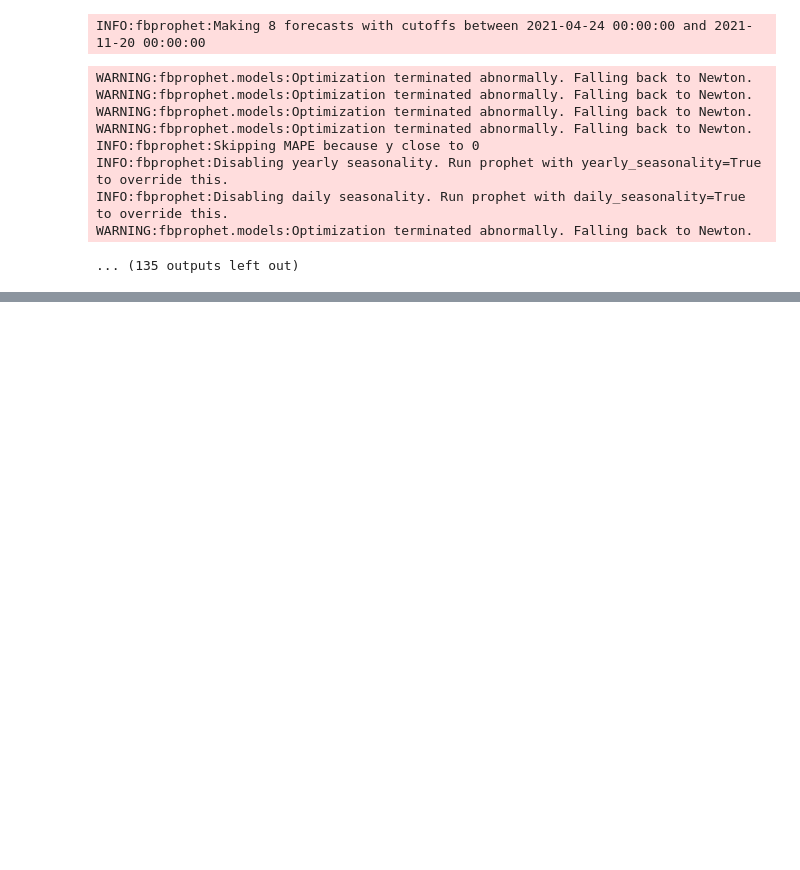
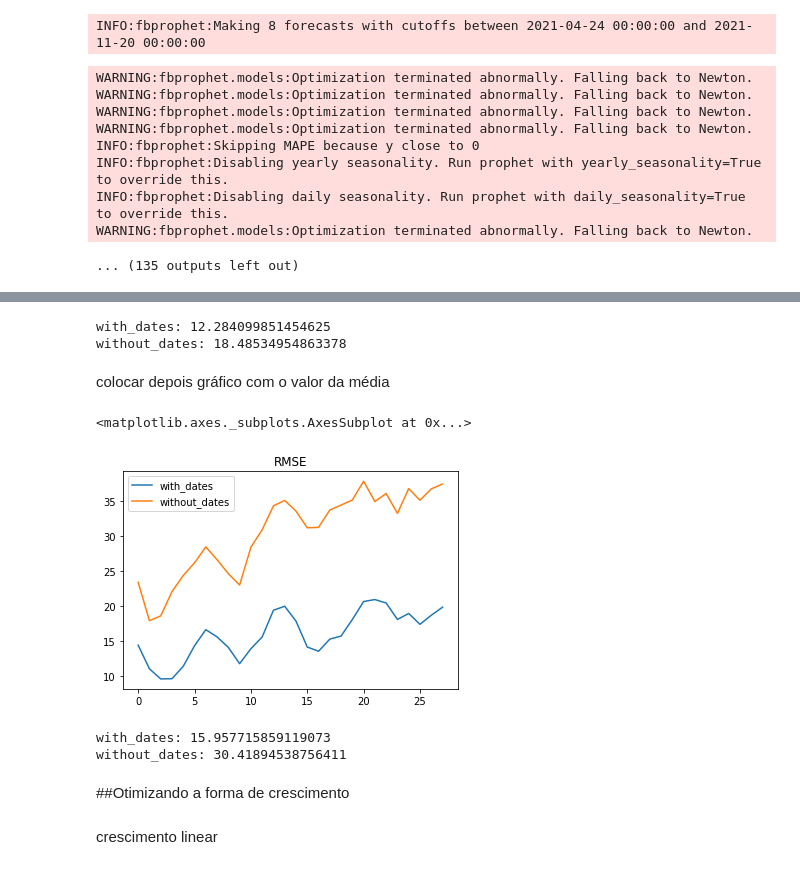
Before and after one commit to rodrigodemend/Previsao_Covid, a Jupyter notebook: Notebooks/Importação_e_Limpeza_dos_dados_de_Covid_19.ipynb, the cells around one changed output, grey strips where cells are left out. Saved outputs shown, nothing was run; the diff lists cells and outputs as text; code cells hidden in the pictures; blank space fills up the shorter version.

```diff
--- a/Notebooks/Importação_e_Limpeza_dos_dados_de_Covid_19.ipynb
+++ b/Notebooks/Importação_e_Limpeza_dos_dados_de_Covid_19.ipynb
@@ -421,0 +561,26 @@ RMSE.to_csv('/content/RMSE.xlsx', sep=',',  index=False)
+# %%
+print('with_dates:', V2_V3_df_MAE['with_dates'].mean())
+print('without_dates:', V2_V3_df_MAE['without_dates'].mean())
+# %% [output]
+with_dates: 12.284099851454625
+without_dates: 18.48534954863378
+# %% [markdown]
+colocar depois gráfico com o valor da média
+# %%
+V2_V3_df_RMSE = pd.DataFrame()
+V2_V3_df_RMSE['with_dates'] = V2_df_p['rmse']
+V2_V3_df_RMSE['without_dates'] = V3_df_p['rmse']
+V2_V3_df_RMSE.plot(title='RMSE')
+# %% [output]
+<matplotlib.axes._subplots.AxesSubplot at 0x...>
+[figure, added]
+# %%
+print('with_dates:', V2_V3_df_RMSE['with_dates'].mean())
+print('without_dates:', V2_V3_df_RMSE['without_dates'].mean())
+# %% [output]
+with_dates: 15.957715859119073
+without_dates: 30.41894538756411
+# %% [markdown]
+##Otimizando a forma de crescimento
+# %% [markdown]
+crescimento linear
```
Also changed, not shown: parts of 39 cells of this notebook.
